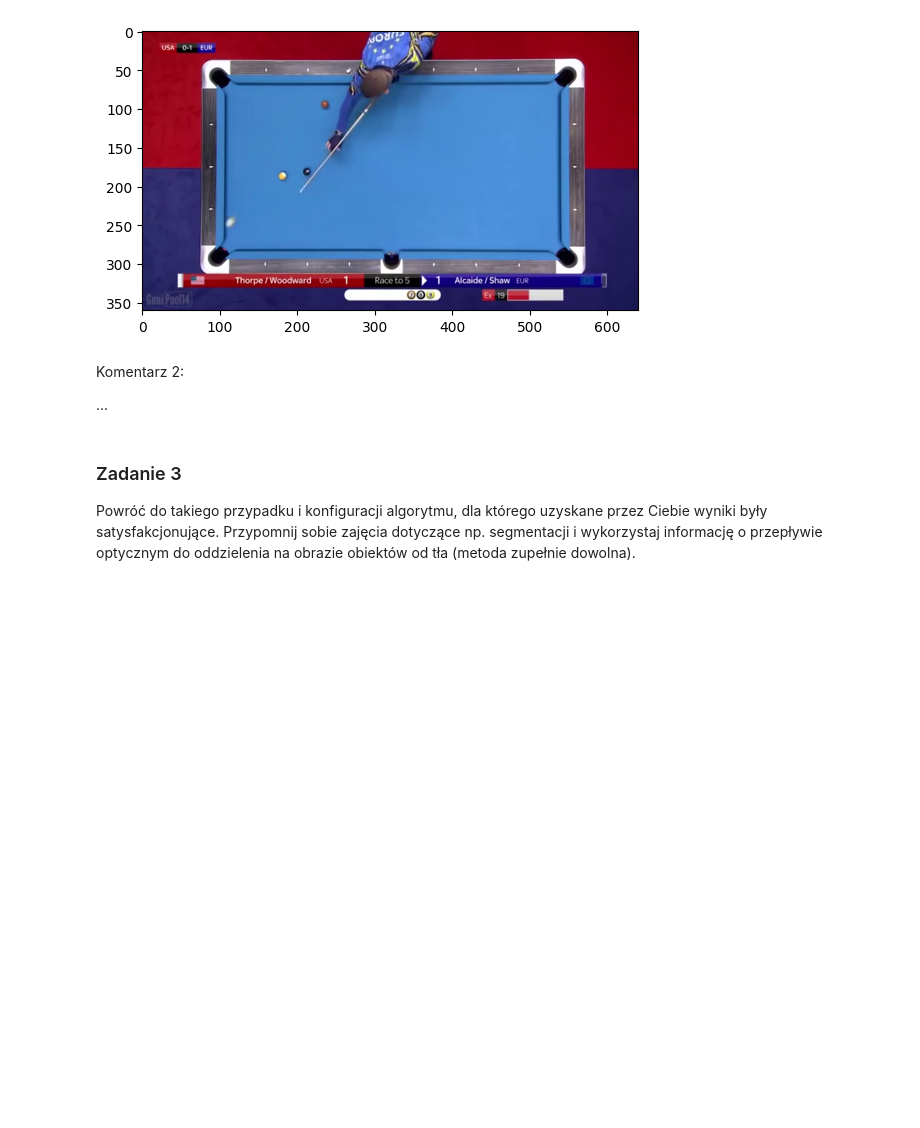
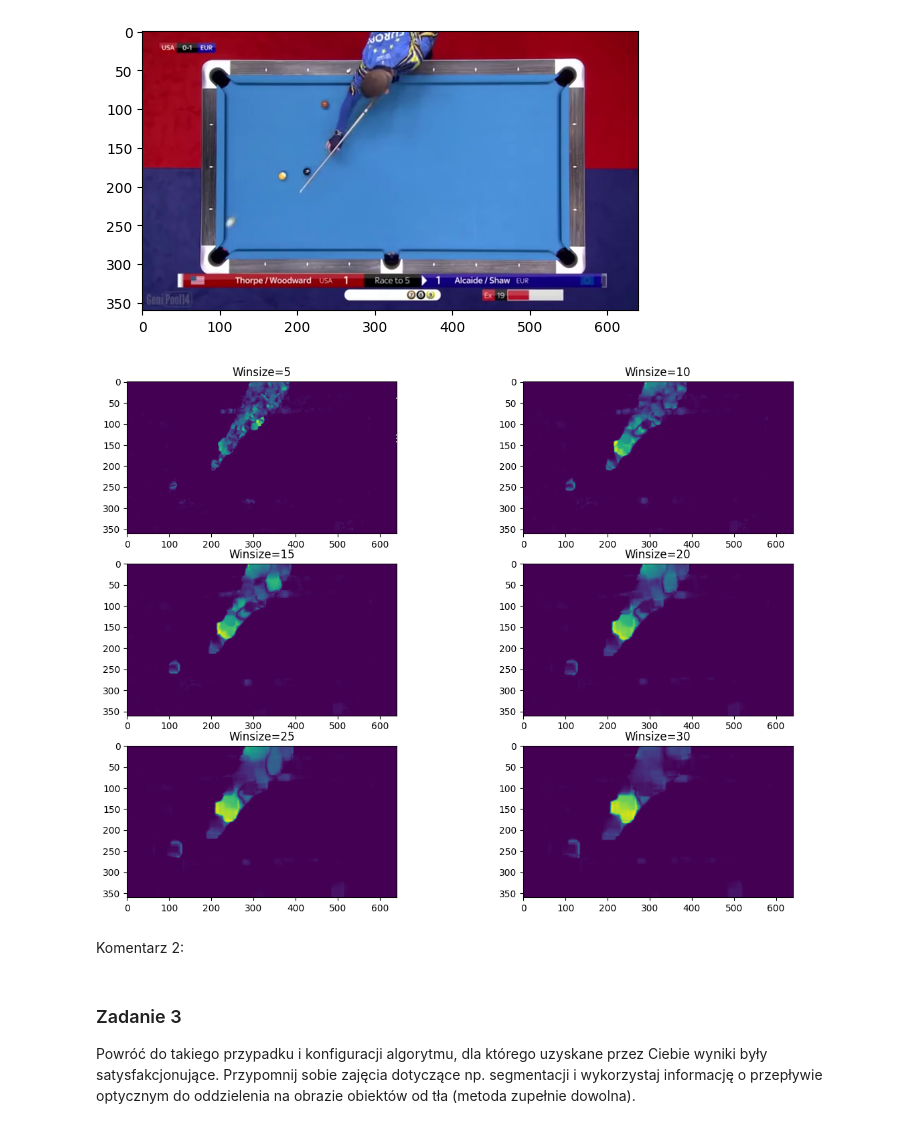
Before and after one commit to Robertpawelh/AiPOiW, a Jupyter notebook: Lab7/Lab7.1_zadanie.ipynb, the cells around one changed output. Saved outputs shown, nothing was run; the diff lists cells and outputs as text; code cells hidden in the pictures; blank space fills up the shorter version.

```diff
--- a/Lab7/Lab7.1_zadanie.ipynb
+++ b/Lab7/Lab7.1_zadanie.ipynb
@@ -187,18 +212,22 @@ Komentarz 1:
 Powtórz powyższy eksperyment na materiale `shot.mp4` (przewiń materiał do momentu natychmiast po uderzeniu białej bili, ok. 20-25 klatek; framerate wynosi tu ok. 15fps).
 *W czym leży trudność? Co jest ograniczeniem metody?*
 # %%
-frames = get_frames('Data/shot.mp4', start_frame_second=20/15, seconds_to_skip=0.2, frame_rate=15)
-plt.imshow(frames[0][..., ::-1])
+shot_frames = get_frames('Data/shot.mp4',
+    start_frame_second=20/15,
+    seconds_to_skip=0.2, frame_rate=15)
+plt.imshow(shot_frames[0][..., ::-1])
 plt.show()
-plt.imshow(frames[1][..., ::-1])
+plt.imshow(shot_frames[1][..., ::-1])
 plt.show()
 # %% [output]
 [figure]
 [figure]
+# %%
+make_winsize_experiment(shot_frames, winsizes)
+# %% [output]
+[figure, added]
 # %% [markdown]
 Komentarz 2:
-
-...
 # %% [markdown]
 ### Zadanie 3
 
```
Also changed, not shown: parts of 7 cells of this notebook.
